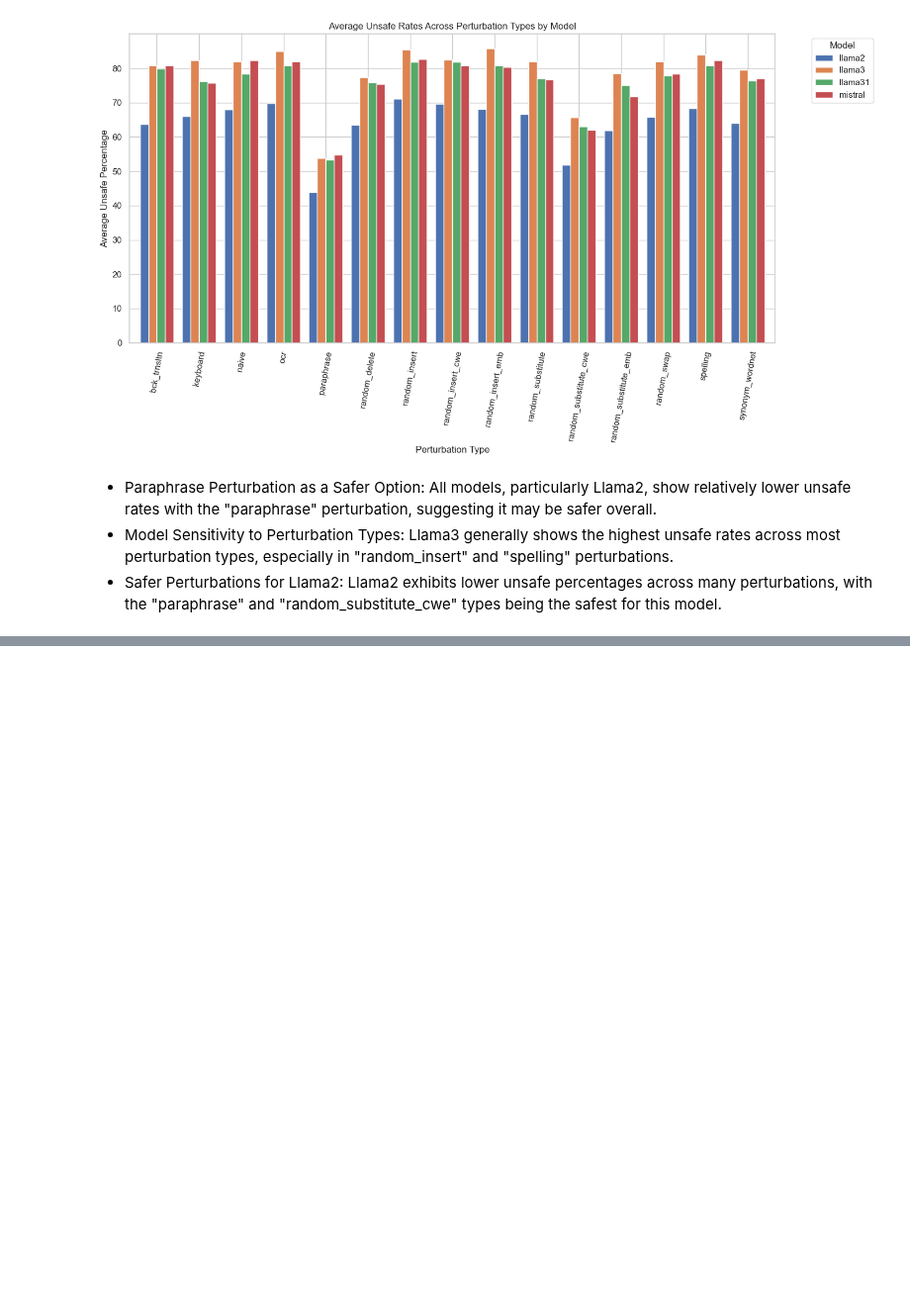
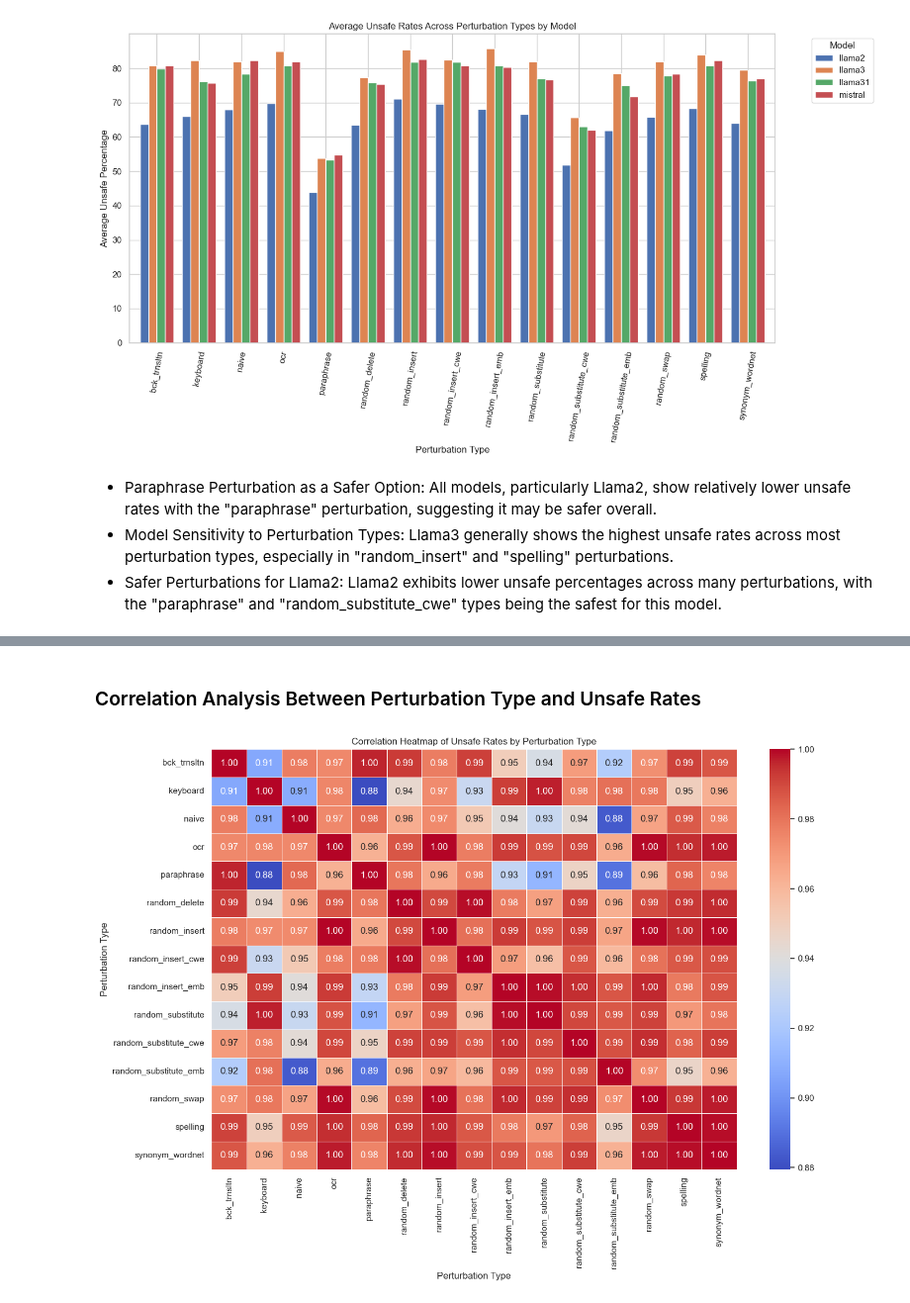
Before and after one commit to Ztrimus/llm-sensitivity, a Jupyter notebook: src/notebooks/llama-guard-response-analysis.ipynb, the cells around one changed output, grey strips where cells are left out. Shown at 99% size. Saved outputs shown, nothing was run; the diff lists cells and outputs as text; code cells hidden in the pictures; blank space fills up the shorter version.

```diff
--- a/src/notebooks/llama-guard-response-analysis.ipynb
+++ b/src/notebooks/llama-guard-response-analysis.ipynb
@@ -532,0 +545,16 @@ plt.show()
+# %% [markdown]
+### Correlation Analysis Between Perturbation Type and Unsafe Rates
+# %%
+# Calculating the correlation matrix for the unsafe rates across different perturbation types
+correlation_matrix = perturbation_unsafe_data.corr()
+
+# Plotting the heatmap of correlation matrix for unsafe rates across perturbation types
+plt.figure(figsize=(14, 10))
+sns.heatmap(correlation_matrix, annot=True, cmap="coolwarm", fmt=".2f", linewidths=0.5)
+plt.title("Correlation Heatmap of Unsafe Rates by Perturbation Type")
+plt.xlabel("Perturbation Type")
+plt.ylabel("Perturbation Type")
+plt.tight_layout()
+plt.show()
+# %% [output]
+[figure, added]
```
Also changed, not shown: parts of 6 cells of this notebook.
